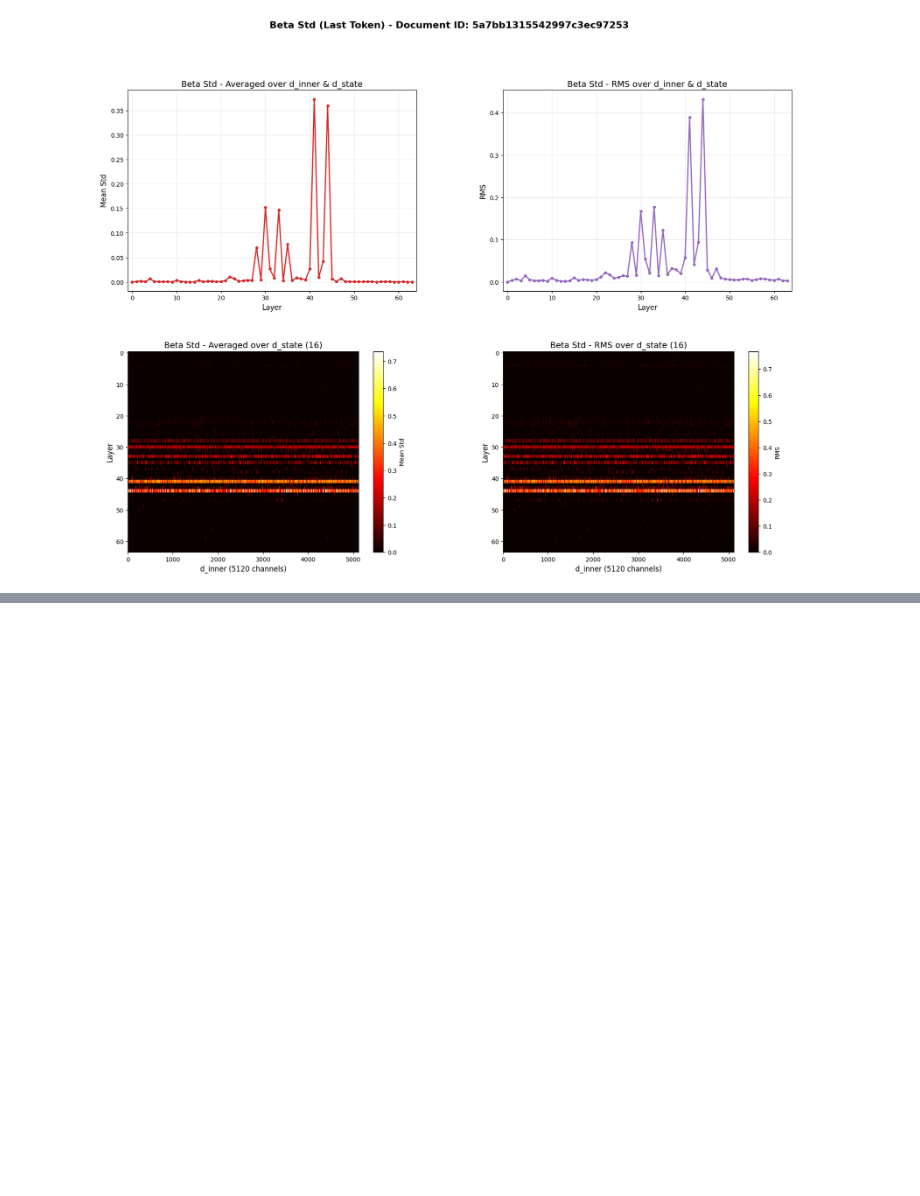
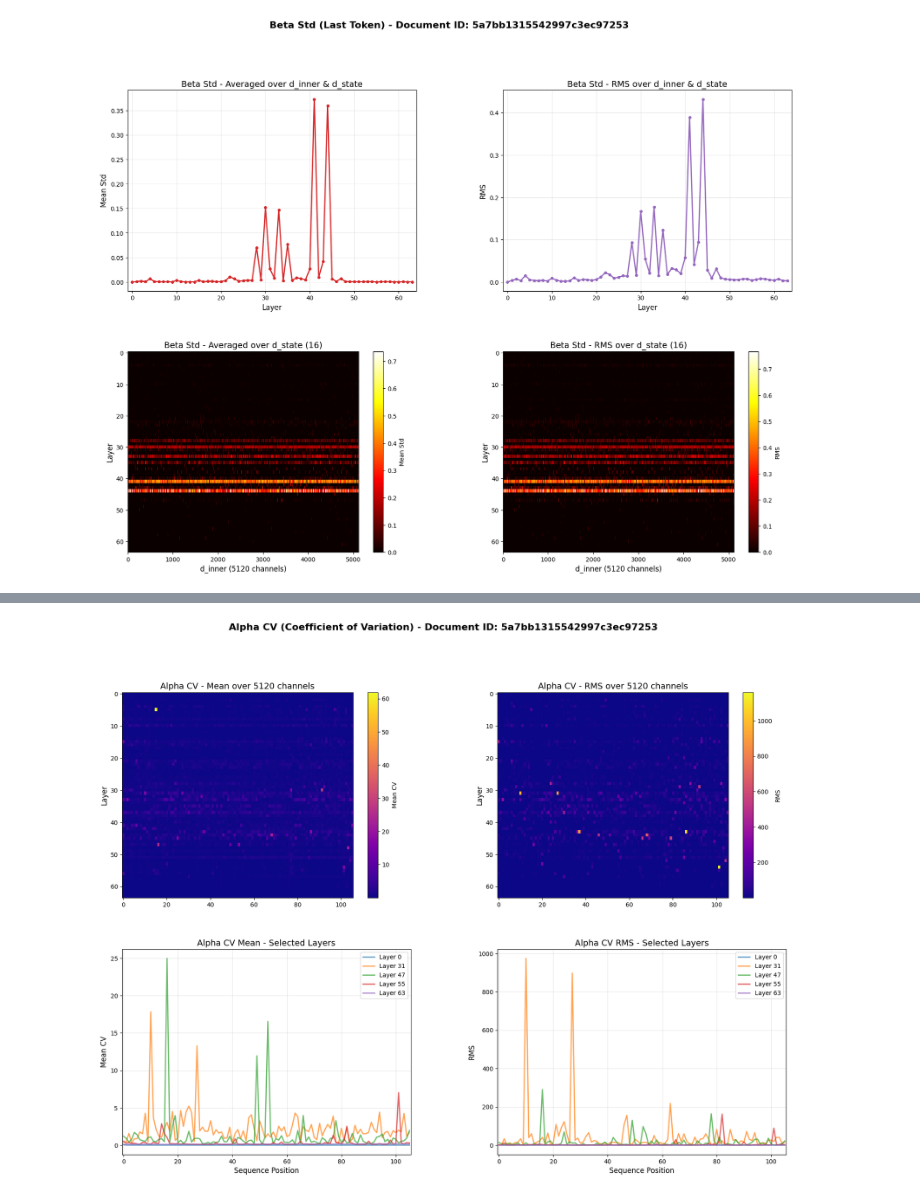
Before and after one commit to hlife0/mamba-autodl, a Jupyter notebook: attention_difference/explore_attdiff.ipynb, the cells around one changed output, grey strips where cells are left out. Cells and saved outputs as stored; diff of their text form; code cells hidden in the pictures; blank space fills up the shorter version.

Commit message:
feat(skip layer pre): complete basic scripts

```diff
--- a/attention_difference/explore_attdiff.ipynb
+++ b/attention_difference/explore_attdiff.ipynb
@@ -320,3 +320,80 @@ Beta std avg over d_state: (64, 5120)
 Beta std avg over d_state range: [0.000000, 0.736156]
 Beta std RMS over d_state range: [0.000000, 0.766934]
 [figure]
+# %%
+# Visualize Alpha CV (Coefficient of Variation) - CV = std / mean
+# First calculate CV at each point, then reduce across channels
+alpha_mean = data['alpha_mean']  # [64, seqlen, 5120]
+alpha_var = data['alpha_var']  # [64, seqlen, 5120]
+alpha_std = torch.sqrt(alpha_var)  # [64, seqlen, 5120]
+
+# Calculate CV at each point: CV = std / mean (with epsilon to avoid division by zero)
+epsilon = 1e-8
+alpha_cv = alpha_std / (torch.abs(alpha_mean) + epsilon)  # [64, seqlen, 5120]
+
+# Average across all channels to get [64, seqlen]
+alpha_cv_avg = alpha_cv.mean(dim=2).cpu().numpy()
+
+# RMS (Root Mean Square) across all channels to get [64, seqlen]
+alpha_cv_rms = torch.sqrt((alpha_cv ** 2).mean(dim=2)).cpu().numpy()
+
+print(f"Alpha CV shape: {alpha_cv.shape}")
+print(f"Alpha CV shape after averaging: {alpha_cv_avg.shape}")
+print(f"Alpha CV shape after RMS: {alpha_cv_rms.shape}")
+print(f"Alpha CV avg range: [{alpha_cv_avg.min():.6f}, {alpha_cv_avg.max():.6f}]")
+print(f"Alpha CV RMS range: [{alpha_cv_rms.min():.6f}, {alpha_cv_rms.max():.6f}]")
+
+# Create figure with 2x2 subplots, share x-axis within columns
+fig, axes = plt.subplots(2, 2, figsize=(20, 14),
+                         gridspec_kw={'hspace': 0.25, 'wspace': 0.3})
+
+# Share x-axis between rows for each column
+axes[1, 0].sharex(axes[0, 0])
+axes[1, 1].sharex(axes[0, 1])
+
+# Add main title with doc2_id
+fig.suptitle(f"Alpha CV (Coefficient of Variation) - Document ID: {data['doc2_id']}",
+             fontsize=16, fontweight='bold', y=0.995)
+
+# Selected representative layers
+selected_layers = [0, 31, 47, 55, 63]
+
+# Top Left: Average Heatmap (use percentile for better contrast)
+vmin_avg = np.percentile(alpha_cv_avg, 1)
+vmax_avg = np.percentile(alpha_cv_avg, 99)
+im1 = axes[0, 0].imshow(alpha_cv_avg, aspect='auto', cmap='plasma',
+                        interpolation='nearest', vmin=vmin_avg, vmax=vmax_avg)
+axes[0, 0].set_ylabel('Layer', fontsize=12)
+axes[0, 0].set_title('Alpha CV - Mean over 5120 channels', fontsize=14)
+plt.colorbar(im1, ax=axes[0, 0], label='Mean CV')
+
+# Top Right: RMS Heatmap (use percentile for better contrast)
+vmin_rms = np.percentile(alpha_cv_rms, 1)
+vmax_rms = np.percentile(alpha_cv_rms, 99)
+im2 = axes[0, 1].imshow(alpha_cv_rms, aspect='auto', cmap='plasma',
+                        interpolation='nearest', vmin=vmin_rms, vmax=vmax_rms)
+axes[0, 1].set_ylabel('Layer', fontsize=12)
+axes[0, 1].set_title('Alpha CV - RMS over 5120 channels', fontsize=14)
+plt.colorbar(im2, ax=axes[0, 1], label='RMS')
+
+# Bottom Left: Line plot for Mean
+for layer in selected_layers:
+    axes[1, 0].plot(alpha_cv_avg[layer], label=f'Layer {layer}', alpha=0.7, linewidth=2)
+axes[1, 0].set_xlabel('Sequence Position', fontsize=12)
+axes[1, 0].set_ylabel('Mean CV', fontsize=12)
+axes[1, 0].set_title('Alpha CV Mean - Selected Layers', fontsize=14)
+axes[1, 0].legend(fontsize=10)
+axes[1, 0].grid(True, alpha=0.3)
+
+# Bottom Right: Line plot for RMS
+for layer in selected_layers:
+    axes[1, 1].plot(alpha_cv_rms[layer], label=f'Layer {layer}', alpha=0.7, linewidth=2)
+axes[1, 1].set_xlabel('Sequence Position', fontsize=12)
+axes[1, 1].set_ylabel('RMS', fontsize=12)
+axes[1, 1].set_title('Alpha CV RMS - Selected Layers', fontsize=14)
+axes[1, 1].legend(fontsize=10)
+axes[1, 1].grid(True, alpha=0.3)
+
+plt.tight_layout()
+plt.show()
+# %% [output]
@@ -322,0 +405 @@ Beta std RMS over d_state range: [0.000000, 0.766934]
+[figure, added]
```
Also changed, not shown: parts of 2 cells of this notebook, 29 other files.
